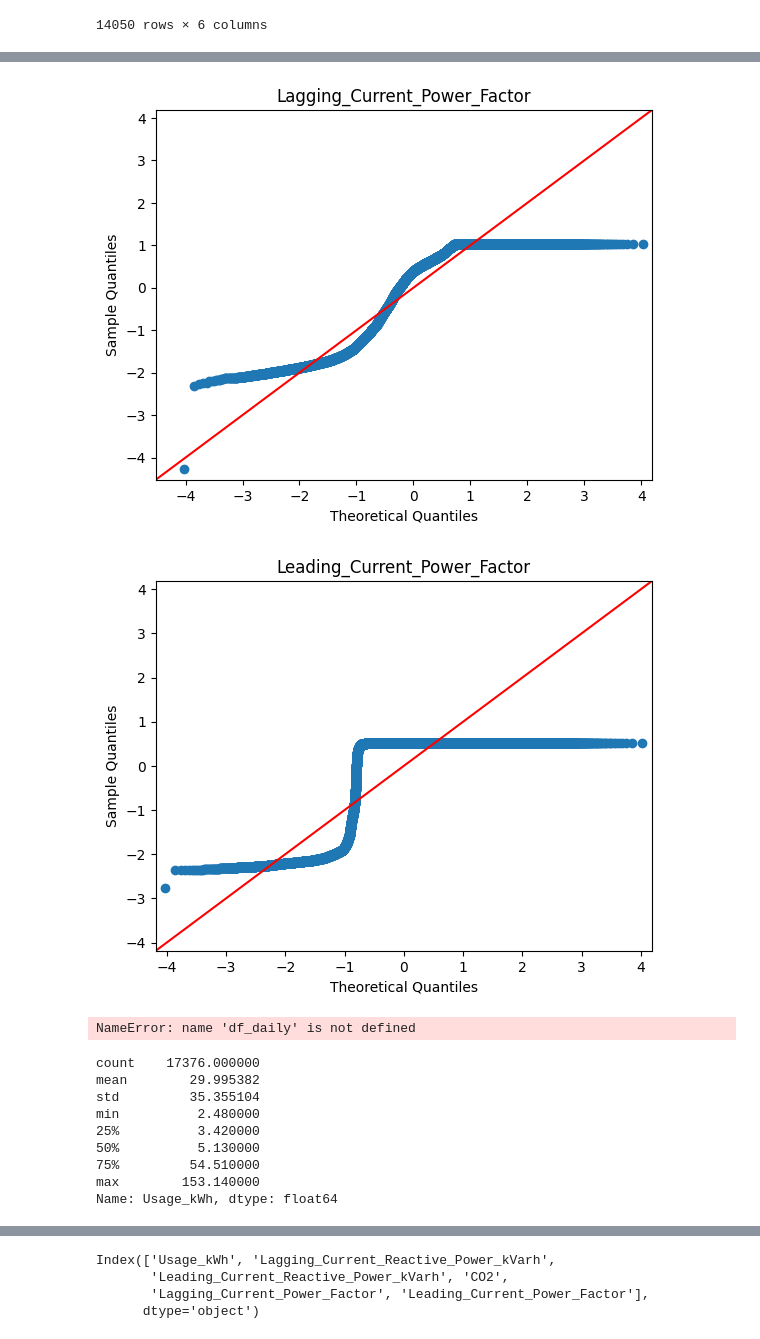
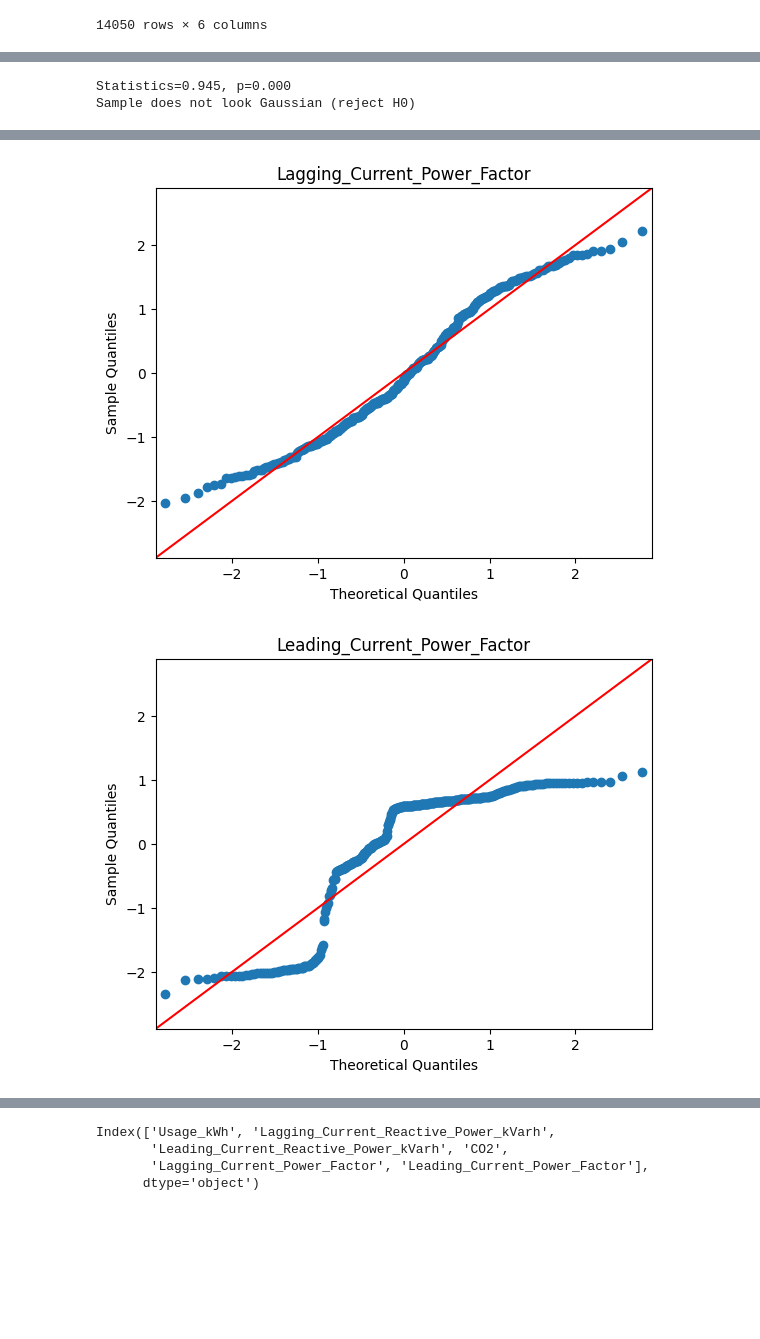
Before and after one commit to Dhruv-Kushwaha2010/MTL766-Project, a Jupyter notebook: main.ipynb, the cells around one changed output, grey strips where cells are left out. Drawn from its saved outputs; the diff is of its cells as text; code cells hidden in the pictures; blank space fills up the shorter version.

```diff
--- a/main.ipynb
+++ b/main.ipynb
@@ -106,3 +110,8 @@ display(df_wt_co2)
 | 2018-12-28 16:45:00 | -1.465262 | -1.646404 | 3.412158 | -1.501852 | 1.374392 | ... |
 | 2018-12-29 11:15:00 | -1.367751 | -1.646404 | 1.761900 | -1.501852 | 1.374392 | ... |
 14050 rows × 6 columns
+# %%
+df_num_daily = df_num.resample('D').mean()
+df_num_daily
+
+df_num_daily.isna().sum()
@@ -108,0 +126,4 @@ display(df_wt_co2)
+# %%
+# normalize df_num_daily
+df_num_daily = (df_num_daily - df_num_daily.mean())/df_num_daily.std()
+display(df_num_daily)
@@ -154,9 +219,25 @@ NameError: name 'sm' is not defined
+# %%
+# normality test
+# Shapiro-Wilk test
+stat, p = stats.shapiro(dist)
+
+print('Statistics=%.3f, p=%.3f' % (stat, p))
+
+# interpret
+alpha = 0.05
+if p > alpha:
+    print('Sample looks Gaussian (fail to reject H0)')
+else:
+    print('Sample does not look Gaussian (reject H0)')
+# %% [output]
+Statistics=0.945, p=0.000
+Sample does not look Gaussian (reject H0)
 # %%
 # check normality of df_num by qq plot
 
 
-for col in df_or.columns:
-    sm.qqplot(df_or[col], line ='45', fit = True)
+for col in df_num_daily.columns:
+    sm.qqplot(df_num_daily[col], line ='45', fit = True)
     plt.title(col)
     plt.show()
 # %% [output]
@@ -167,5 +248,5 @@ for col in df_or.columns:
-[figure, old version]
+[figure, new version]
-[figure, old version]
+[figure, new version]
 # %%
 # plotly monthly average values against month of df_num
 import plotly.express as px
@@ -178,17 +258,0 @@ px.line(df_temp)
-# %%
-display(df_daily.loc[df_daily.index.month <= 6, 'Usage_kWh'].describe())
-display(df_daily.loc[df_daily.index.month > 6, 'Usage_kWh'].describe())
-# %% [output]
-NameError: name 'df_daily' is not defined
-# %%
-df.loc[df.index.month <= 6, 'Usage_kWh'].describe()
-# %% [output]
-count    17376.000000
-mean        29.995382
-std         35.355104
-min          2.480000
-25%          3.420000
-50%          5.130000
-75%         54.510000
-max        153.140000
-Name: Usage_kWh, dtype: float64
```
Also changed, not shown: parts of 47 cells of this notebook.
